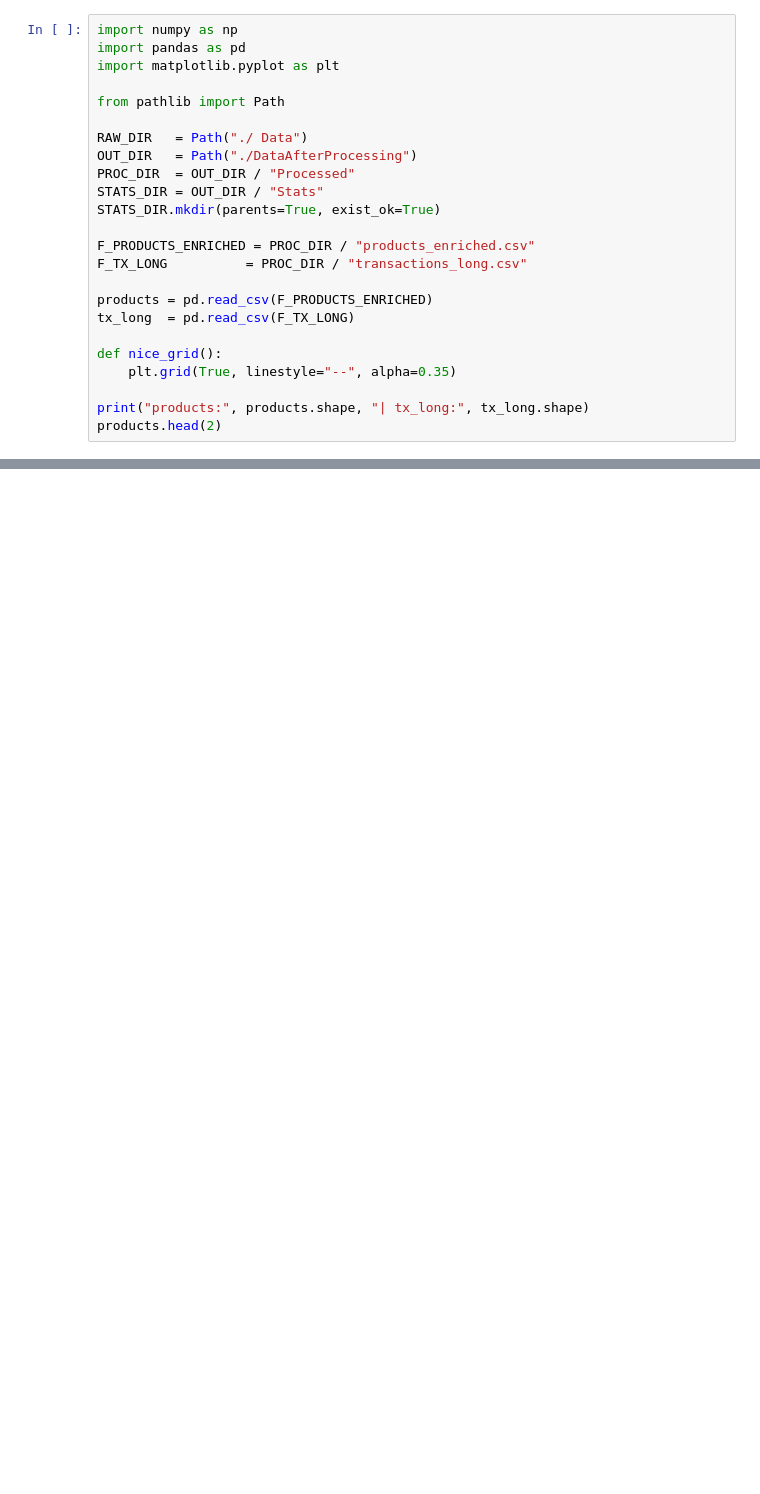
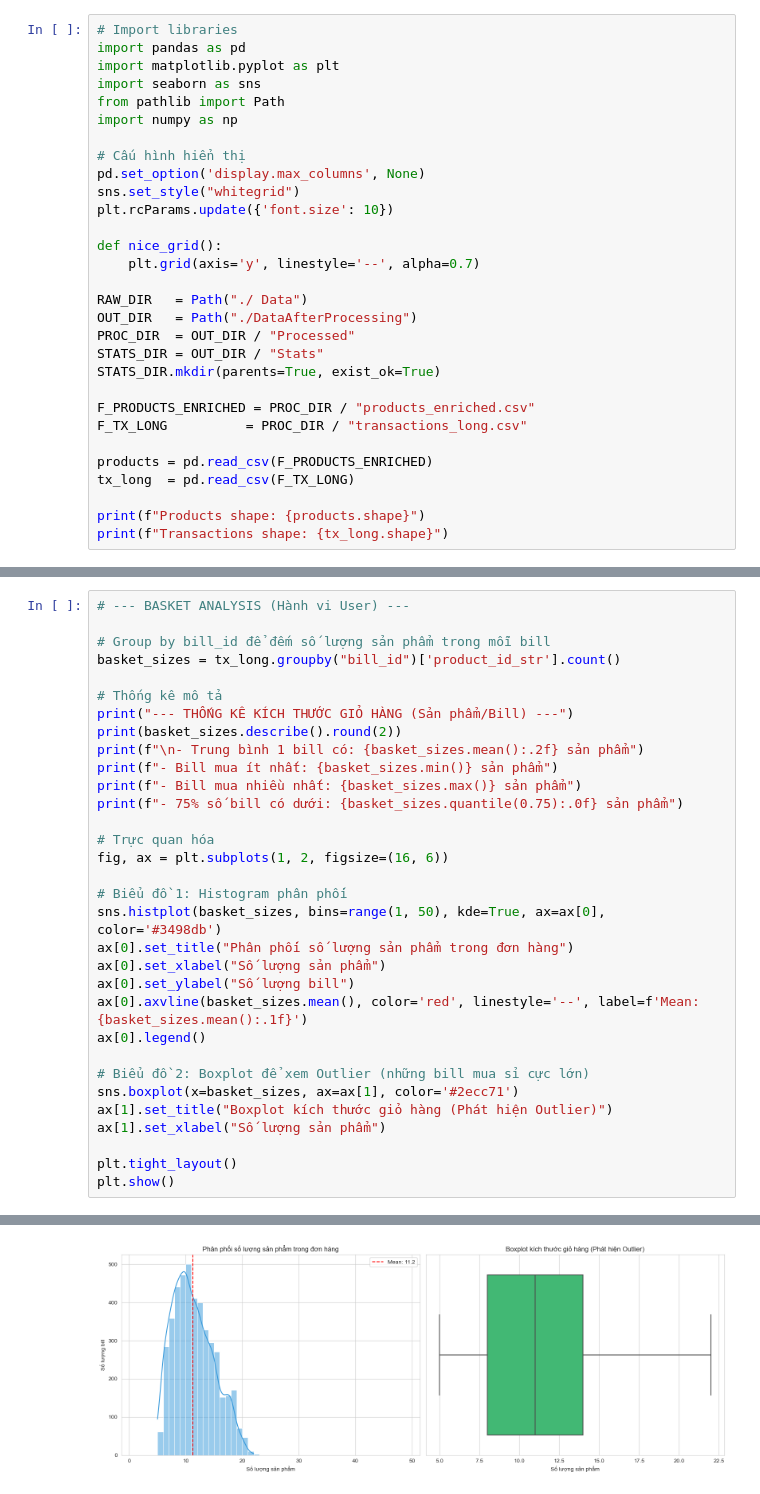
Before and after one commit to TranNhatMinh2012/DACNTT, a Jupyter notebook: Statistics.ipynb, the cells around one changed output, grey strips where cells are left out. Cells and saved outputs as stored; diff of their text form; blank space fills up the shorter version.

```diff
--- a/Statistics.ipynb
+++ b/Statistics.ipynb
@@ -4,9 +3,18 @@ EDA + thống kê dữ liệu (không đụng model).
 # %%
-import numpy as np
+# Import libraries
 import pandas as pd
 import matplotlib.pyplot as plt
+import seaborn as sns
+from pathlib import Path
+import numpy as np
 
-from pathlib import Path
+# Cấu hình hiển thị
+pd.set_option('display.max_columns', None)
+sns.set_style("whitegrid")
+plt.rcParams.update({'font.size': 10})
+
+def nice_grid():
+    plt.grid(axis='y', linestyle='--', alpha=0.7)
 
 RAW_DIR   = Path("./ Data")
 OUT_DIR   = Path("./DataAfterProcessing")
@@ -20,9 +28,6 @@ F_TX_LONG          = PROC_DIR / "transactions_long.csv"
 products = pd.read_csv(F_PRODUCTS_ENRICHED)
 tx_long  = pd.read_csv(F_TX_LONG)
 
-def nice_grid():
-    plt.grid(True, linestyle="--", alpha=0.35)
-
-print("products:", products.shape, "| tx_long:", tx_long.shape)
-products.head(2)
+print(f"Products shape: {products.shape}")
+print(f"Transactions shape: {tx_long.shape}")
 # %% [output]
@@ -243,0 +83,33 @@ Top 20 brand phủ nhiều ngành hàng nhất:
+# %%
+# --- BASKET ANALYSIS (Hành vi User) ---
+
+# Group by bill_id để đếm số lượng sản phẩm trong mỗi bill
+basket_sizes = tx_long.groupby("bill_id")['product_id_str'].count()
+
+# Thống kê mô tả
+print("--- THỐNG KÊ KÍCH THƯỚC GIỎ HÀNG (Sản phẩm/Bill) ---")
+print(basket_sizes.describe().round(2))
+print(f"\n- Trung bình 1 bill có: {basket_sizes.mean():.2f} sản phẩm")
+print(f"- Bill mua ít nhất: {basket_sizes.min()} sản phẩm")
+print(f"- Bill mua nhiều nhất: {basket_sizes.max()} sản phẩm")
+print(f"- 75% số bill có dưới: {basket_sizes.quantile(0.75):.0f} sản phẩm")
+
+# Trực quan hóa
+fig, ax = plt.subplots(1, 2, figsize=(16, 6))
+
+# Biểu đồ 1: Histogram phân phối
+sns.histplot(basket_sizes, bins=range(1, 50), kde=True, ax=ax[0], color='#3498db')
+ax[0].set_title("Phân phối số lượng sản phẩm trong đơn hàng")
+ax[0].set_xlabel("Số lượng sản phẩm")
+ax[0].set_ylabel("Số lượng bill")
+ax[0].axvline(basket_sizes.mean(), color='red', linestyle='--', label=f'Mean: {basket_sizes.mean():.1f}')
+ax[0].legend()
+
+# Biểu đồ 2: Boxplot để xem Outlier (những bill mua sỉ cực lớn)
+sns.boxplot(x=basket_sizes, ax=ax[1], color='#2ecc71')
+ax[1].set_title("Boxplot kích thước giỏ hàng (Phát hiện Outlier)")
+ax[1].set_xlabel("Số lượng sản phẩm")
+
+plt.tight_layout()
+plt.show()
+# %% [output]
@@ -243,0 +131 @@ Top 20 brand phủ nhiều ngành hàng nhất:
+[figure, added]
```
Also changed, not shown: parts of 15 cells of this notebook.
